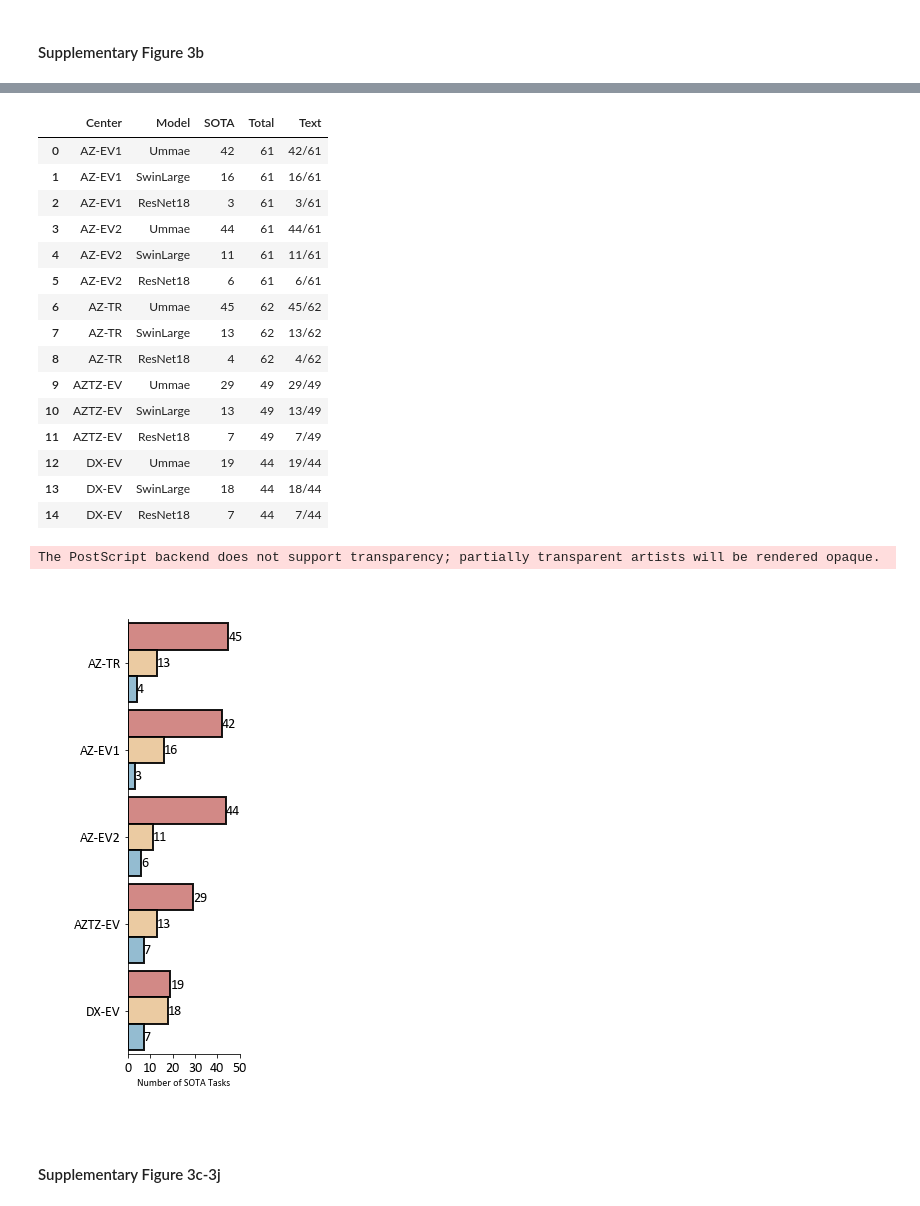
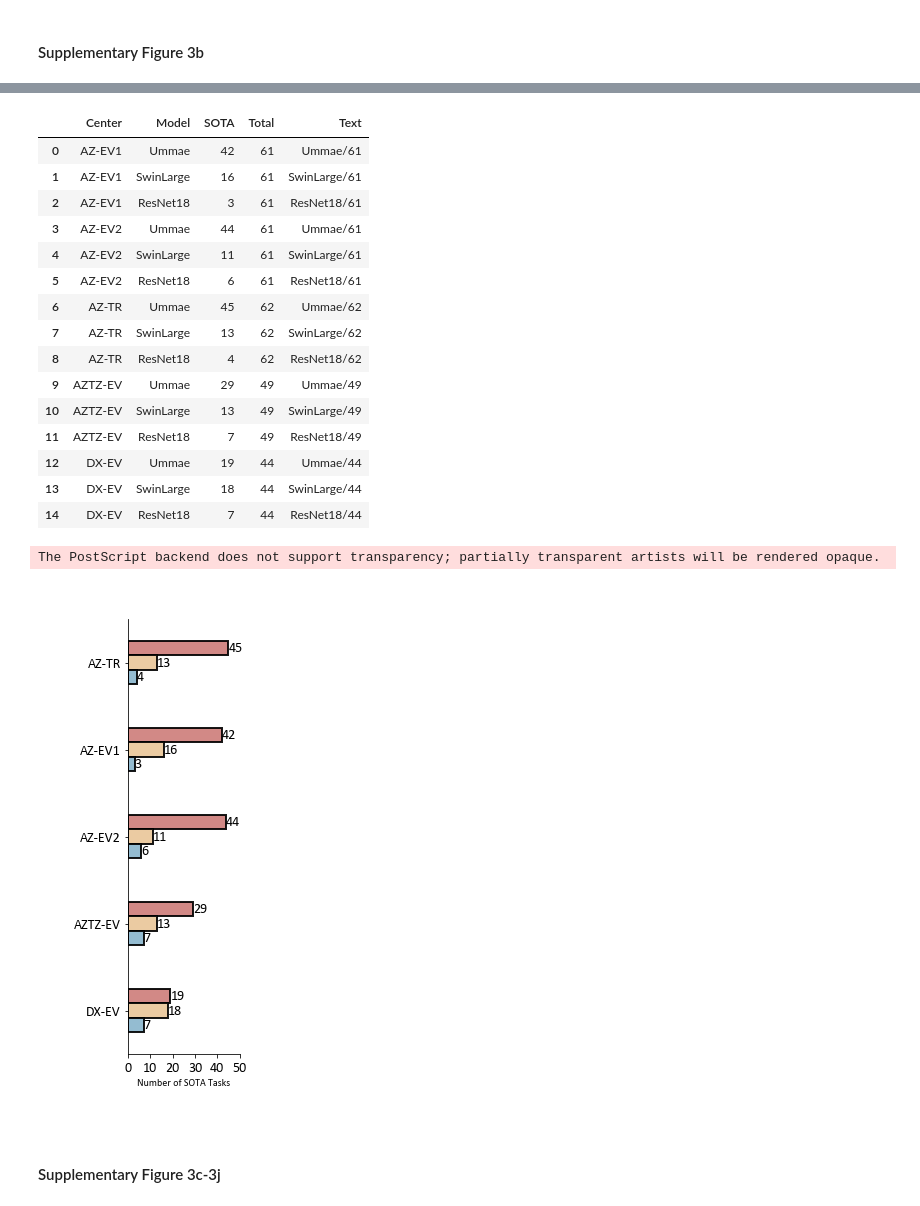
Before and after one commit to 1511878618/FaceFound, a Jupyter notebook: 06.1-Plot-Part1.ipynb, the cells around one changed output, grey strips where cells are left out. Cells and saved outputs as stored; diff of their text form; code cells hidden in the pictures.

```diff
--- a/06.1-Plot-Part1.ipynb
+++ b/06.1-Plot-Part1.ipynb
@@ -1100,8 +1180,10 @@ metrics_qt_df_sota = (
 ).reset_index(drop=True)
 metrics_qt_df_sota
 # Calculate the ratio
-metrics_qt_df_sota_count_by_center = metrics_qt_df_sota.groupby(["Center"]).apply(
-    lambda x: x["Model"].value_counts().to_frame().assign(Total=len(x))
+metrics_qt_df_sota_count_by_center = (
+    metrics_qt_df_sota.groupby(["Center"])
+    .apply(lambda x: x["Model"].value_counts().to_frame().assign(Total=len(x)))
+    .reset_index(drop=False)
 )
 metrics_qt_df_sota_count_by_center["text"] = (
     metrics_qt_df_sota_count_by_center["Model"].astype(str)
@@ -1112,6 +1194,10 @@ metrics_qt_df_sota_count_by_center["text"] = (
 metrics_qt_df_sota_count_by_center = metrics_qt_df_sota_count_by_center.reset_index(
     drop=False
 )
+if "index" in metrics_qt_df_sota_count_by_center.columns:
+    metrics_qt_df_sota_count_by_center = metrics_qt_df_sota_count_by_center.drop(
+        columns=["index"]
+    )
 metrics_qt_df_sota_count_by_center.columns = [
     "Center",
     "Model",
@@ -1128,21 +1214,21 @@ metrics_qt_df_sota_count_by_center["Model"] = pd.Categorical(
 metrics_qt_df_sota_count_by_center
 # %% [output]
 |  | Center | Model | SOTA | Total | Text |
-| 0 | AZ-EV1 | Ummae | 42 | 61 | 42/61 |
-| 1 | AZ-EV1 | SwinLarge | 16 | 61 | 16/61 |
-| 2 | AZ-EV1 | ResNet18 | 3 | 61 | 3/61 |
-| 3 | AZ-EV2 | Ummae | 44 | 61 | 44/61 |
-| 4 | AZ-EV2 | SwinLarge | 11 | 61 | 11/61 |
-| 5 | AZ-EV2 | ResNet18 | 6 | 61 | 6/61 |
-| 6 | AZ-TR | Ummae | 45 | 62 | 45/62 |
-| 7 | AZ-TR | SwinLarge | 13 | 62 | 13/62 |
-| 8 | AZ-TR | ResNet18 | 4 | 62 | 4/62 |
-| 9 | AZTZ-EV | Ummae | 29 | 49 | 29/49 |
-| 10 | AZTZ-EV | SwinLarge | 13 | 49 | 13/49 |
-| 11 | AZTZ-EV | ResNet18 | 7 | 49 | 7/49 |
-| 12 | DX-EV | Ummae | 19 | 44 | 19/44 |
-| 13 | DX-EV | SwinLarge | 18 | 44 | 18/44 |
-| 14 | DX-EV | ResNet18 | 7 | 44 | 7/44 |
+| 0 | AZ-EV1 | Ummae | 42 | 61 | Ummae/61 |
+| 1 | AZ-EV1 | SwinLarge | 16 | 61 | SwinLarge/61 |
+| 2 | AZ-EV1 | ResNet18 | 3 | 61 | ResNet18/61 |
+| 3 | AZ-EV2 | Ummae | 44 | 61 | Ummae/61 |
+| 4 | AZ-EV2 | SwinLarge | 11 | 61 | SwinLarge/61 |
+| 5 | AZ-EV2 | ResNet18 | 6 | 61 | ResNet18/61 |
+| 6 | AZ-TR | Ummae | 45 | 62 | Ummae/62 |
+| 7 | AZ-TR | SwinLarge | 13 | 62 | SwinLarge/62 |
+| 8 | AZ-TR | ResNet18 | 4 | 62 | ResNet18/62 |
+| 9 | AZTZ-EV | Ummae | 29 | 49 | Ummae/49 |
+| 10 | AZTZ-EV | SwinLarge | 13 | 49 | SwinLarge/49 |
+| 11 | AZTZ-EV | ResNet18 | 7 | 49 | ResNet18/49 |
+| 12 | DX-EV | Ummae | 19 | 44 | Ummae/44 |
+| 13 | DX-EV | SwinLarge | 18 | 44 | SwinLarge/44 |
+| 14 | DX-EV | ResNet18 | 7 | 44 | ResNet18/44 |
 # %%
 # Family_color_dict = {
 #     "TabPFN": "#b2182e",
@@ -1167,7 +1253,8 @@ barplot = sns.barplot(
     alpha=0.9,
     lw=2,
     ax=ax,
-    width=0.9,
+    width=0.5,
+    # width=0.9,
 )
 
 for container in ax.containers:
@@ -1182,34 +1269,34 @@ for container in ax.containers:
 # ax.legend(
 #     loc="lower center",
 #     bbox_to_anchor=(0.5, 1),
 #     ncol=7,
 #     fontsize=12,
 # )
 ax.legend().remove()
 
 ax.set_xlabel("")
 ax.set_ylabel("")
 ax.set_xticks([0, 10, 20, 30, 40, 50])
 plt.setp(ax.get_xticklabels(), fontsize=14)
 plt.setp(ax.get_yticklabels(), fontsize=14)
 
 ax.spines["top"].set_visible(False)
 ax.spines["right"].set_visible(False)
 
 # ax.set_title(
 #     "Number of SOTA Tasks per Center of FaceFound",
 #     y=1.1,
 #     fontdict=dict(fontsize=14),
 # )
 ax.set_title("")
 ax.set_xlabel("Number of SOTA Tasks")
 
 save_fig(fig, SuppFigure3Dir / "SuppFig3B", dpi=default_dpi)
 
 # annotate text by the order
 # %% [output]
 The PostScript backend does not support transparency; partially transparent artists will be rendered opaque.
-[figure, old version]
+[figure, new version]
 # %% [markdown]
 #### Supplementary Figure 3c-3j
 # %%
```
Also changed, not shown: parts of 5 cells of this notebook, 3 other files.
